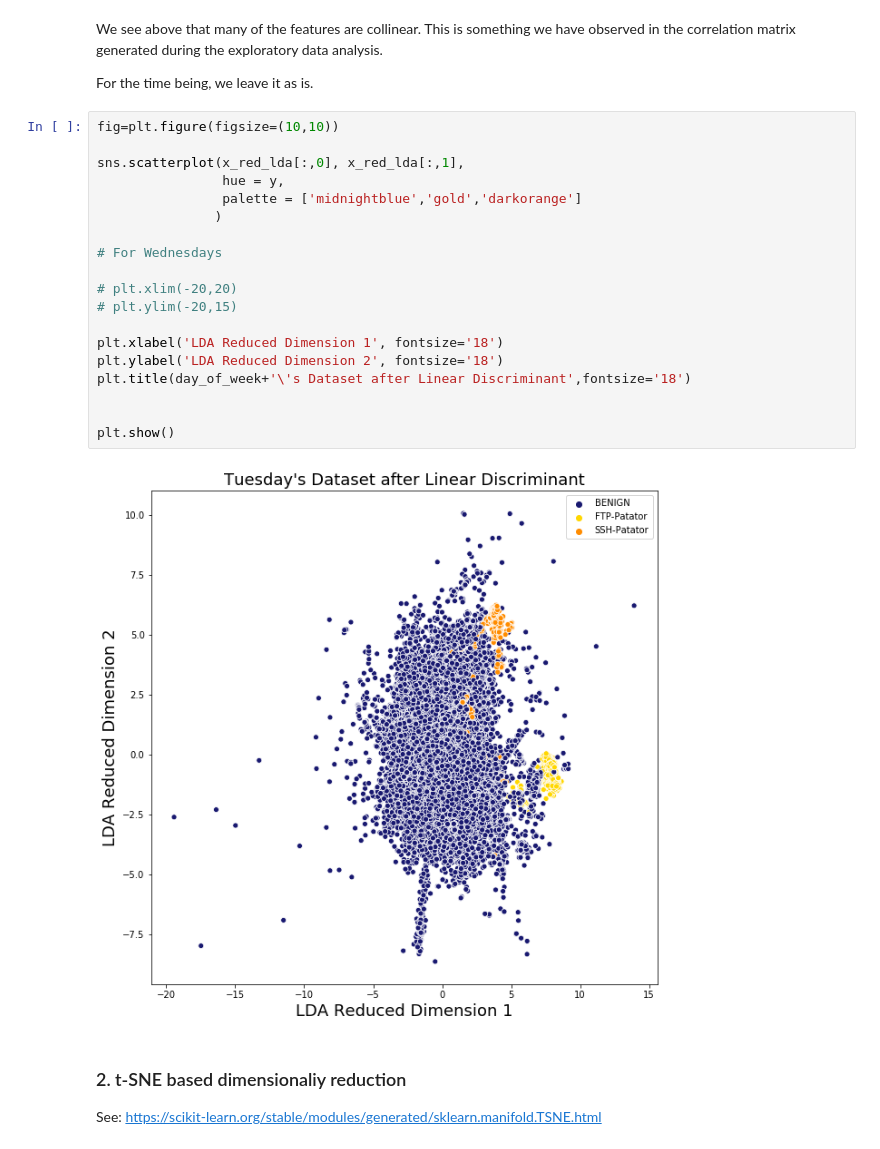
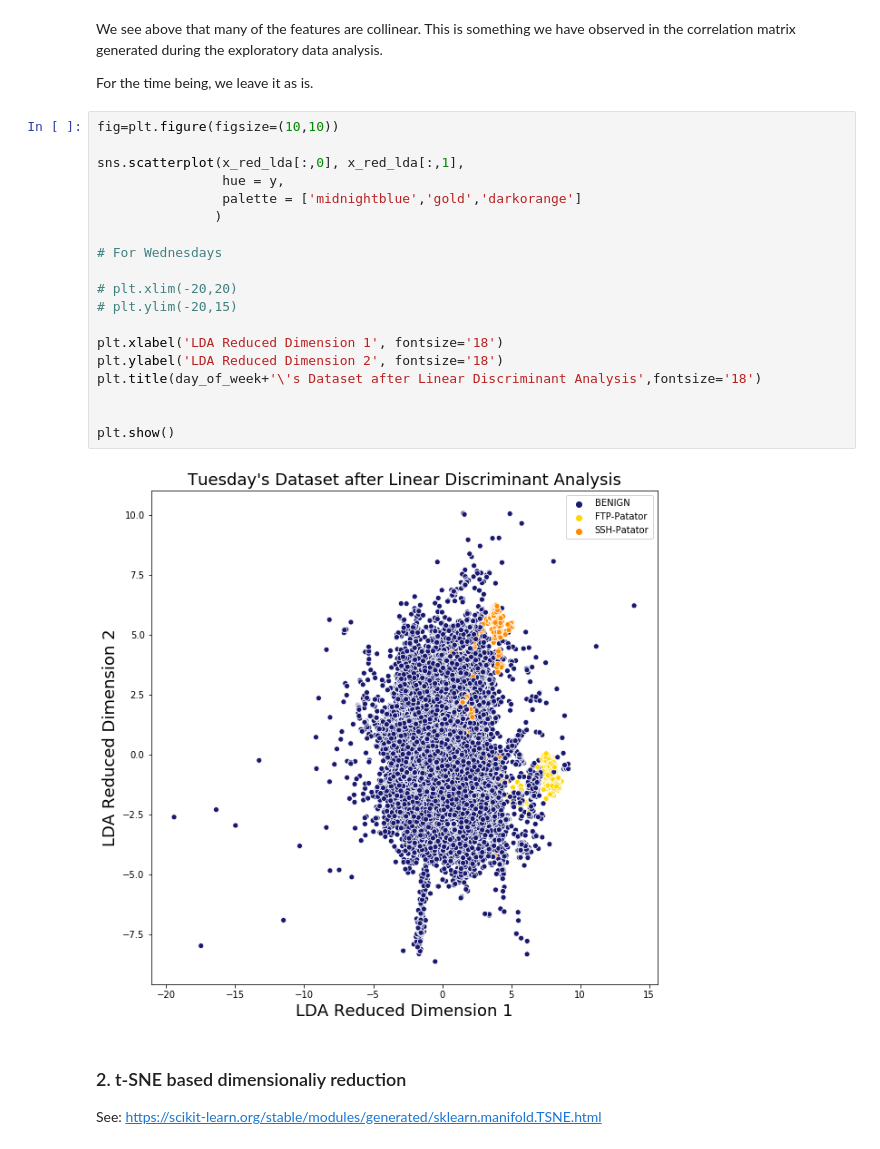
Before and after one commit to emirka/insight, a Jupyter notebook: notebooks/3_Dimensionality Reduction.ipynb, the cells around one changed output. Saved outputs shown, nothing was run; the diff lists cells and outputs as text.

```diff
--- a/notebooks/3_Dimensionality Reduction.ipynb
+++ b/notebooks/3_Dimensionality Reduction.ipynb
@@ -55,24 +55,24 @@ For the time being, we leave it as is.
 # %%
 fig=plt.figure(figsize=(10,10))
 
 sns.scatterplot(x_red_lda[:,0], x_red_lda[:,1],
                 hue = y,
                 palette = ['midnightblue','gold','darkorange']
                )
 
 # For Wednesdays
 
 # plt.xlim(-20,20)
 # plt.ylim(-20,15)
 
 plt.xlabel('LDA Reduced Dimension 1', fontsize='18')
 plt.ylabel('LDA Reduced Dimension 2', fontsize='18')
-plt.title(day_of_week+'\'s Dataset after Linear Discriminant',fontsize='18')
+plt.title(day_of_week+'\'s Dataset after Linear Discriminant Analysis',fontsize='18')
 
 
 plt.show()
 # %% [output]
-[figure, old version]
+[figure, new version]
 # %% [markdown]
 ### 2. t-SNE based dimensionaliy reduction
 
```
Also changed, not shown: 2 other files.
